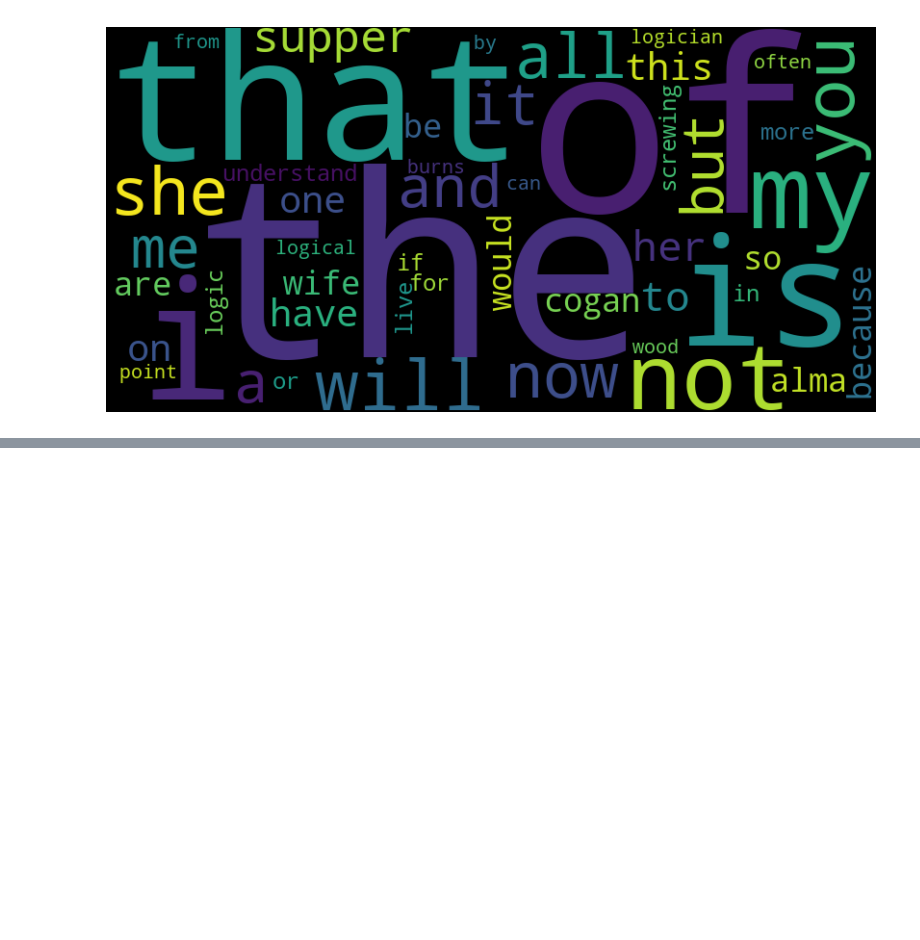
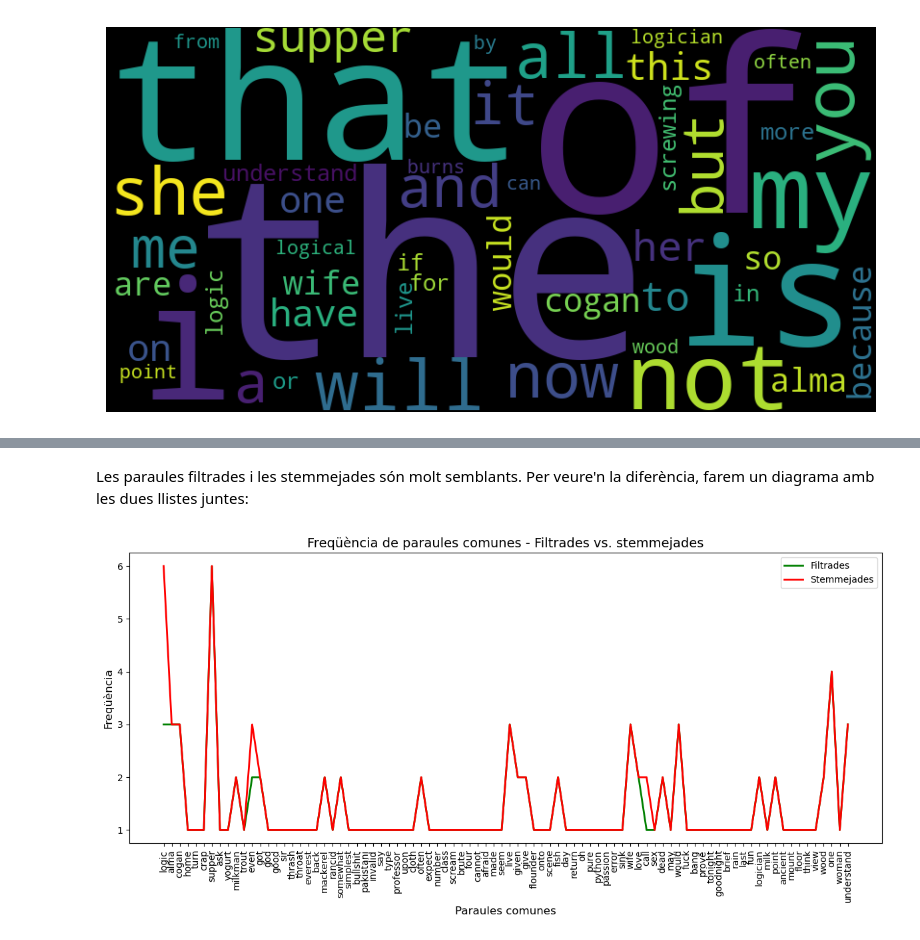
Before and after one commit to edaimon/Text_mining, a Jupyter notebook: T9.1.ipynb, the cells around one changed output, grey strips where cells are left out. Drawn from its saved outputs; the diff is of its cells as text; code cells hidden in the pictures; blank space fills up the shorter version.

```diff
--- a/T9.1.ipynb
+++ b/T9.1.ipynb
@@ -132,0 +195,44 @@ Realitza sentiment analysis al teu conjunt de dades.
+# %% [markdown]
+Les paraules filtrades i les stemmejades són molt semblants. Per veure'n la diferència, farem un diagrama amb les dues llistes juntes:
+# %%
+import matplotlib.pyplot as plt
+from nltk import FreqDist
+
+# Distribució de freqüència de les paraules filtrades
+freq_dist_filt = FreqDist(filtered_words)
+
+# Distribució de freqüència de les paraules stemmejades
+freq_dist_stem = FreqDist(stemmed_words)
+
+# Obtenir les paraules comunes a ambdues distribucions
+paraules_comunes = list(set(filtered_words) & set(stemmed_words))
+
+# Crear una figura
+plt.figure(figsize=(12, 6))
+
+# Calcular la freqüència de les paraules comunes
+freq_comunes_filt = [freq_dist_filt[paraula] for paraula in paraules_comunes]
+freq_comunes_stem = [freq_dist_stem[paraula] for paraula in paraules_comunes]
+
+# Crear línies per a les paraules comunes
+plt.plot(freq_comunes_filt, label='Filtrades', color='g', linewidth=2)
+plt.plot(freq_comunes_stem, label='Stemmejades', color='r', linewidth=2)
+
+# Configurar el títol i les etiquetes dels eixos
+plt.title('Freqüència de paraules comunes - Filtrades vs. stemmejades', fontsize=14)
+plt.xlabel('Paraules comunes', fontsize=12)
+plt.ylabel('Freqüència', fontsize=12)
+
+# Establir les paraules comunes com a etiquetes a l'eix x
+plt.xticks(range(len(paraules_comunes)), paraules_comunes, rotation=90)
+
+# Mostrar una llegenda per a les línies
+plt.legend()
+
+# Ajustar automàticament els marges per evitar que es tallin les etiquetes
+plt.tight_layout()
+
+# Mostrar el gràfic
+plt.show()
+# %% [output]
+[figure, added]
```
Also changed, not shown: parts of 21 cells of this notebook.
